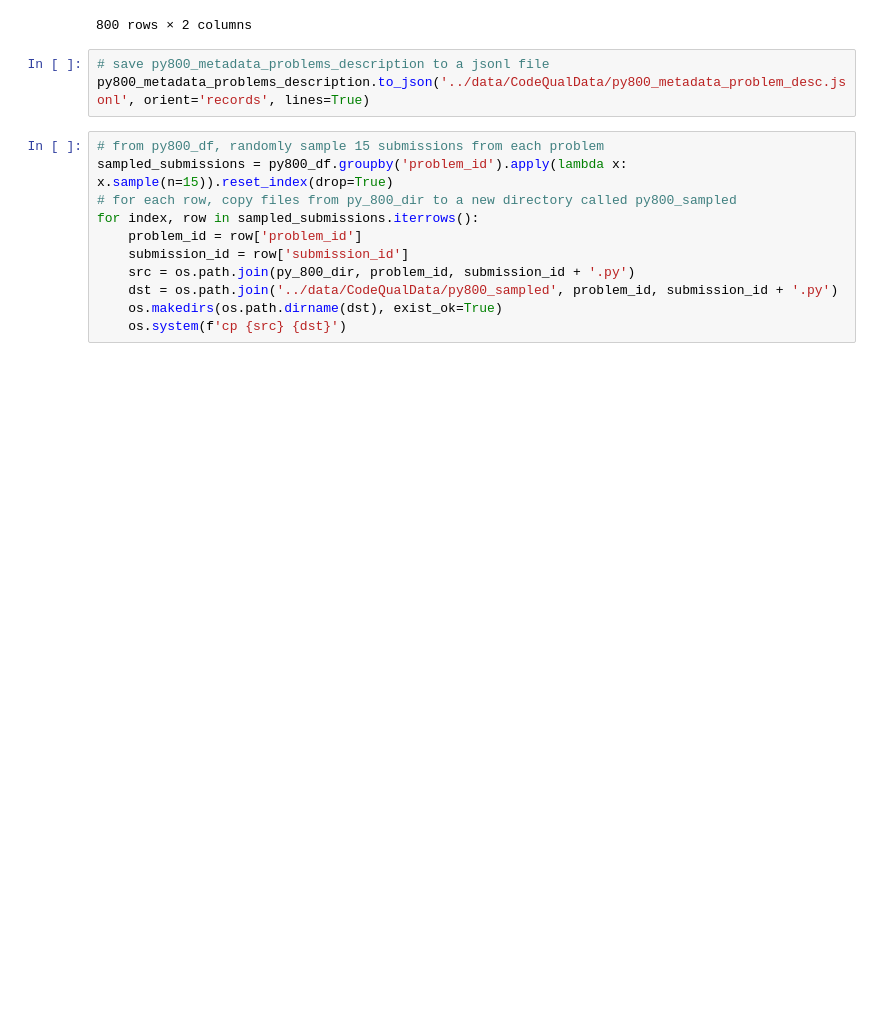
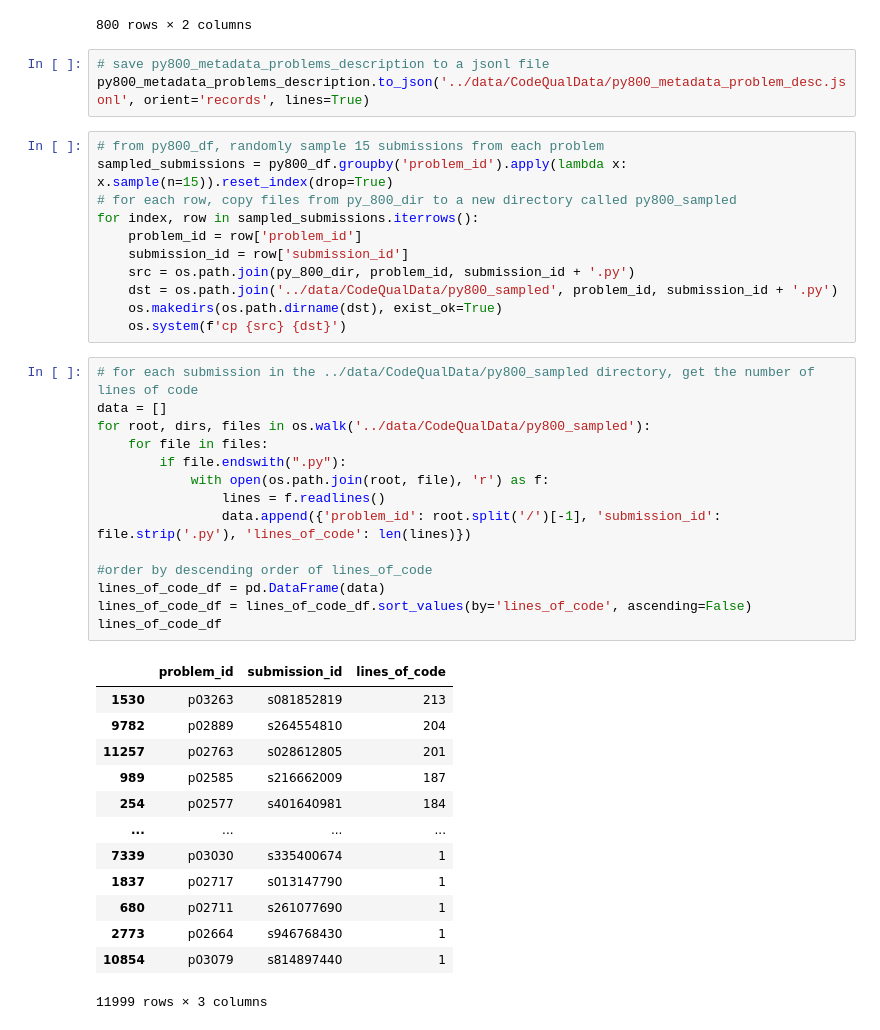
Before and after one commit to DiwanshuShekhar/codeQual, a Jupyter notebook: notebooks/codenet.ipynb, the cells around one changed output. Drawn from its saved outputs; the diff is of its cells as text; blank space fills up the shorter version.

```diff
--- a/notebooks/codenet.ipynb
+++ b/notebooks/codenet.ipynb
@@ -237,3 +237,31 @@ for index, row in sampled_submissions.iterrows():
     dst = os.path.join('../data/CodeQualData/py800_sampled', problem_id, submission_id + '.py')
     os.makedirs(os.path.dirname(dst), exist_ok=True)
     os.system(f'cp {src} {dst}')
+# %%
+# for each submission in the ../data/CodeQualData/py800_sampled directory, get the number of lines of code
+data = []
+for root, dirs, files in os.walk('../data/CodeQualData/py800_sampled'):
+    for file in files:
+        if file.endswith(".py"):
+            with open(os.path.join(root, file), 'r') as f:
+                lines = f.readlines()
+                data.append({'problem_id': root.split('/')[-1], 'submission_id': file.strip('.py'), 'lines_of_code': len(lines)})
+
+#order by descending order of lines_of_code
+lines_of_code_df = pd.DataFrame(data)
+lines_of_code_df = lines_of_code_df.sort_values(by='lines_of_code', ascending=False)
+lines_of_code_df
+# %% [output]
+|  | problem_id | submission_id | lines_of_code |
+| 1530 | p03263 | s081852819 | 213 |
+| 9782 | p02889 | s264554810 | 204 |
+| 11257 | p02763 | s028612805 | 201 |
+| 989 | p02585 | s216662009 | 187 |
+| 254 | p02577 | s401640981 | 184 |
+| ... | ... | ... | ... |
+| 7339 | p03030 | s335400674 | 1 |
+| 1837 | p02717 | s013147790 | 1 |
+| 680 | p02711 | s261077690 | 1 |
+| 2773 | p02664 | s946768430 | 1 |
+| 10854 | p03079 | s814897440 | 1 |
+11999 rows × 3 columns
```
Also changed, not shown: parts of 1 cell of this notebook, 2 other files.
